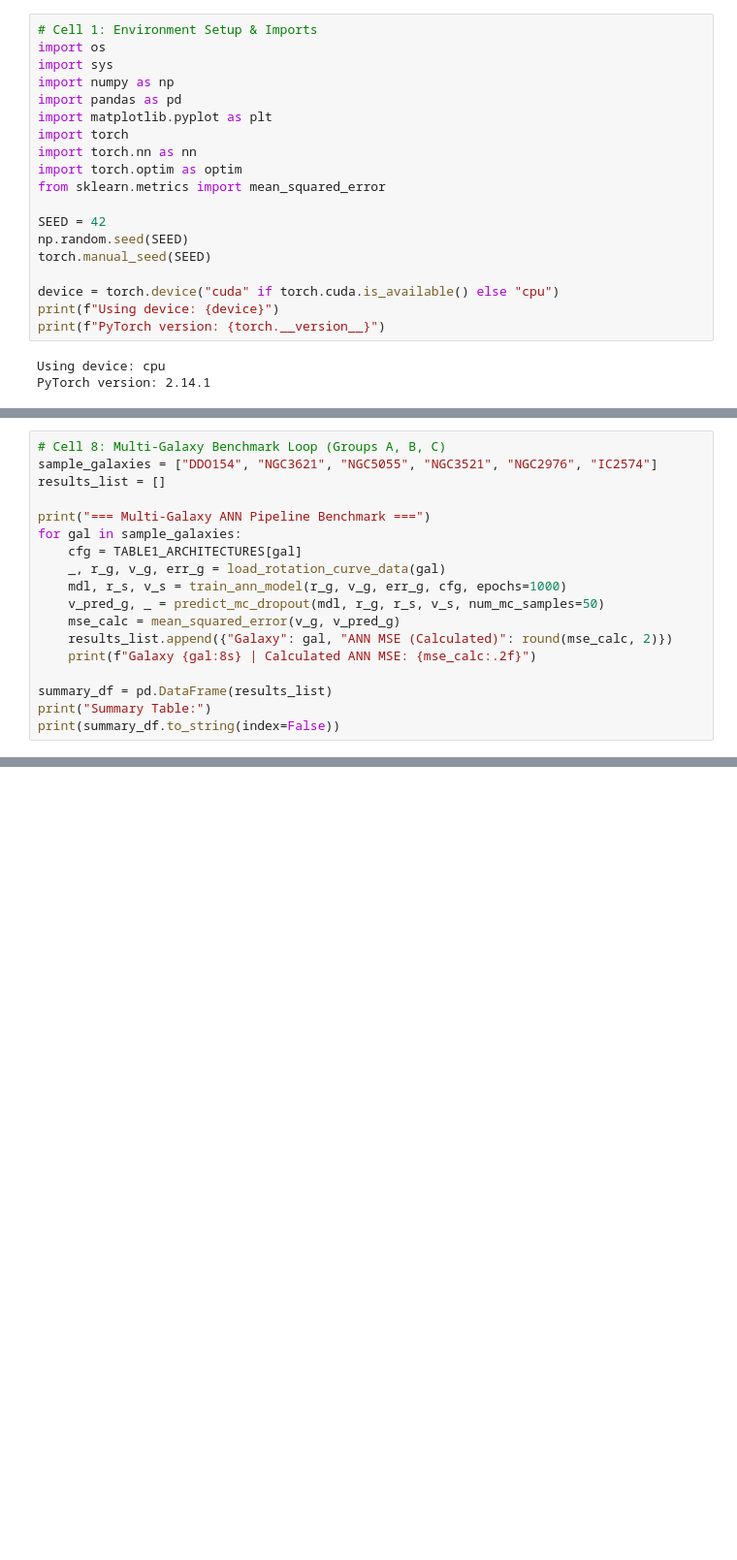
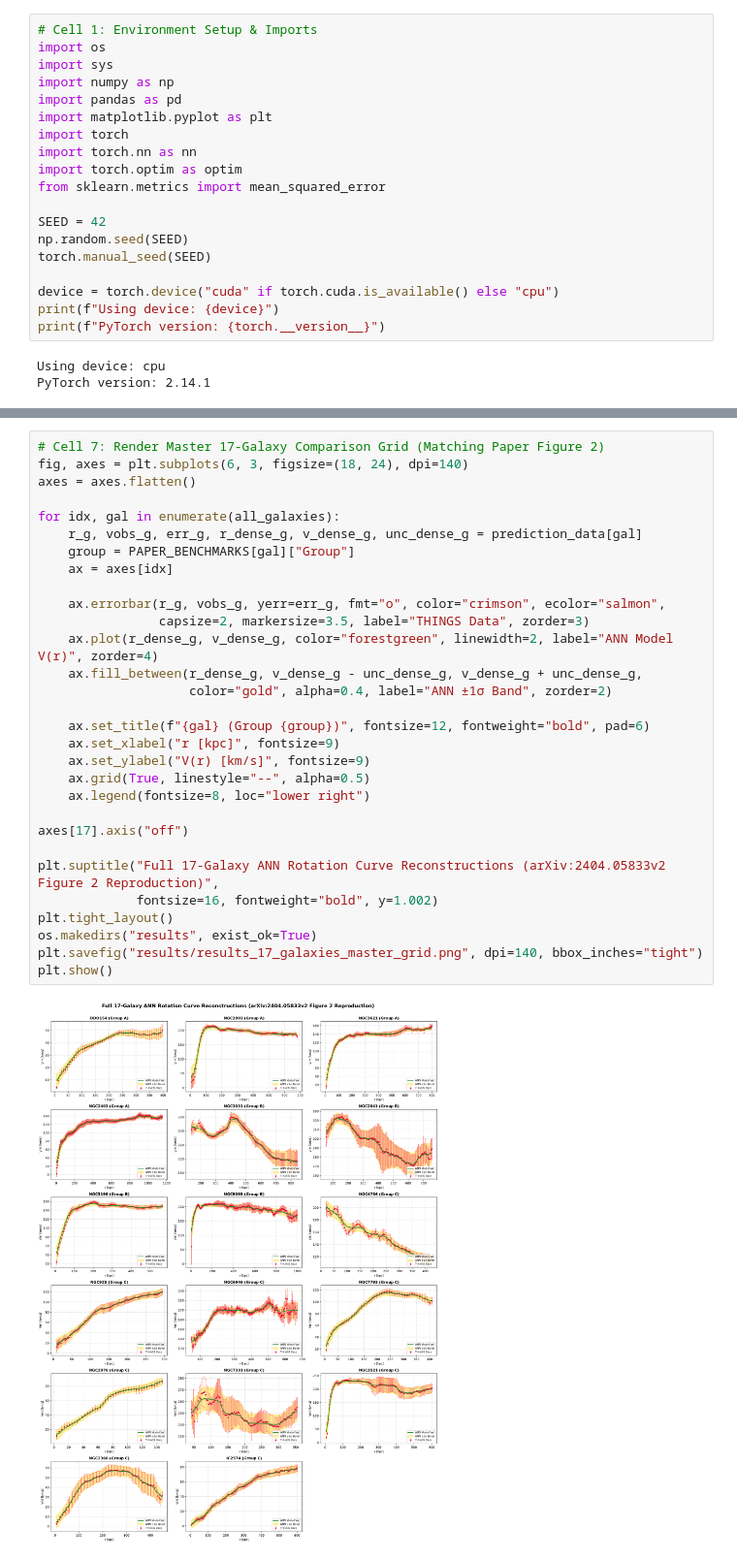
Before and after one commit to thisiskartik05/THINGS, a Jupyter notebook: reproduce_rotation_curves.ipynb, the cells around one changed output, grey strips where cells are left out. Shown at 97% size. Drawn from its saved outputs; the diff is of its cells as text; blank space fills up the shorter version.

Commit message:
Execute full 17-galaxy reproduction pipeline in notebook with rendered figures and benchmark summary

```diff
--- a/reproduce_rotation_curves.ipynb
+++ b/reproduce_rotation_curves.ipynb
@@ -221,18 +185,0 @@ plt.close()
-# %%
-# Cell 8: Multi-Galaxy Benchmark Loop (Groups A, B, C)
-sample_galaxies = ["DDO154", "NGC3621", "NGC5055", "NGC3521", "NGC2976", "IC2574"]
-results_list = []
-
-print("=== Multi-Galaxy ANN Pipeline Benchmark ===")
-for gal in sample_galaxies:
-    cfg = TABLE1_ARCHITECTURES[gal]
-    _, r_g, v_g, err_g = load_rotation_curve_data(gal)
-    mdl, r_s, v_s = train_ann_model(r_g, v_g, err_g, cfg, epochs=1000)
-    v_pred_g, _ = predict_mc_dropout(mdl, r_g, r_s, v_s, num_mc_samples=50)
-    mse_calc = mean_squared_error(v_g, v_pred_g)
-    results_list.append({"Galaxy": gal, "ANN MSE (Calculated)": round(mse_calc, 2)})
-    print(f"Galaxy {gal:8s} | Calculated ANN MSE: {mse_calc:.2f}")
-
-summary_df = pd.DataFrame(results_list)
-print("Summary Table:")
-print(summary_df.to_string(index=False))
@@ -254,0 +240,32 @@ NGC2976                  1.89
+# %%
+# Cell 7: Render Master 17-Galaxy Comparison Grid (Matching Paper Figure 2)
+fig, axes = plt.subplots(6, 3, figsize=(18, 24), dpi=140)
+axes = axes.flatten()
+
+for idx, gal in enumerate(all_galaxies):
+    r_g, vobs_g, err_g, r_dense_g, v_dense_g, unc_dense_g = prediction_data[gal]
+    group = PAPER_BENCHMARKS[gal]["Group"]
+    ax = axes[idx]
+
+    ax.errorbar(r_g, vobs_g, yerr=err_g, fmt="o", color="crimson", ecolor="salmon",
+                capsize=2, markersize=3.5, label="THINGS Data", zorder=3)
+    ax.plot(r_dense_g, v_dense_g, color="forestgreen", linewidth=2, label="ANN Model V(r)", zorder=4)
+    ax.fill_between(r_dense_g, v_dense_g - unc_dense_g, v_dense_g + unc_dense_g,
+                    color="gold", alpha=0.4, label="ANN ±1σ Band", zorder=2)
+
+    ax.set_title(f"{gal} (Group {group})", fontsize=12, fontweight="bold", pad=6)
+    ax.set_xlabel("r [kpc]", fontsize=9)
+    ax.set_ylabel("V(r) [km/s]", fontsize=9)
+    ax.grid(True, linestyle="--", alpha=0.5)
+    ax.legend(fontsize=8, loc="lower right")
+
+axes[17].axis("off")
+
+plt.suptitle("Full 17-Galaxy ANN Rotation Curve Reconstructions (arXiv:2404.05833v2 Figure 2 Reproduction)",
+             fontsize=16, fontweight="bold", y=1.002)
+plt.tight_layout()
+os.makedirs("results", exist_ok=True)
+plt.savefig("results/results_17_galaxies_master_grid.png", dpi=140, bbox_inches="tight")
+plt.show()
+# %% [output]
+[figure, added]
```
Also changed, not shown: parts of 11 cells of this notebook, 2 other files.
